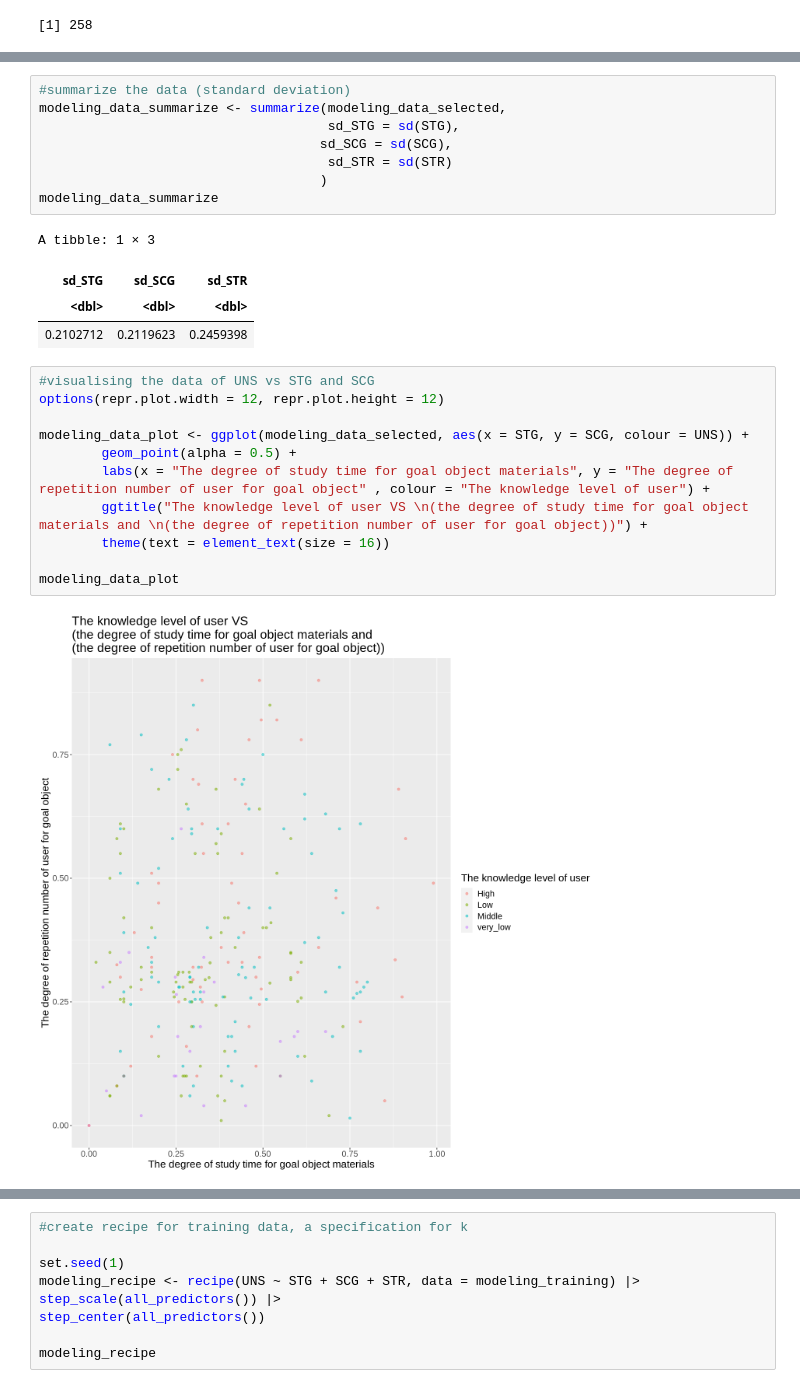
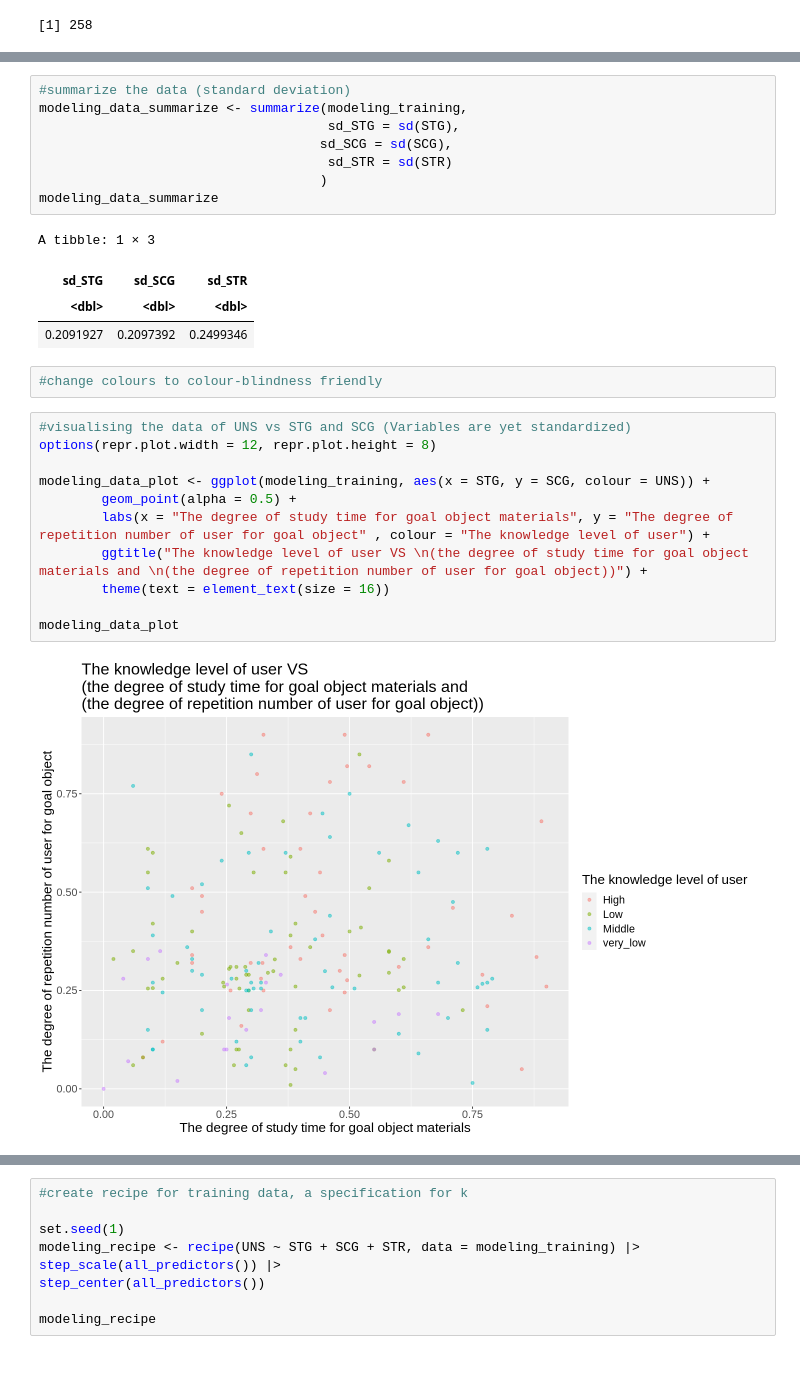
Before and after one commit to Anson-Chan-HK/DSCI-100-2023S1-4-PROJECT, a Jupyter notebook: proposal_project.ipynb, the cells around one changed output, grey strips where cells are left out. Cells and saved outputs as stored; diff of their text form.

```diff
--- a/proposal_project.ipynb
+++ b/proposal_project.ipynb
@@ -89,6 +141,6 @@ A tibble: 1 × 6
 # %%
 #summarize the data (standard deviation)
-modeling_data_summarize <- summarize(modeling_data_selected,
+modeling_data_summarize <- summarize(modeling_training,
                                      sd_STG = sd(STG),
                                     sd_SCG = sd(SCG),
                                      sd_STR = sd(STR)
@@ -98,18 +150,20 @@ modeling_data_summarize
 A tibble: 1 × 3
 | sd_STG | sd_SCG | sd_STR |
 | <dbl> | <dbl> | <dbl> |
-| 0.2102712 | 0.2119623 | 0.2459398 |
+| 0.2091927 | 0.2097392 | 0.2499346 |
+# %%
+#change colours to colour-blindness friendly
 # %%
-#visualising the data of UNS vs STG and SCG
-options(repr.plot.width = 12, repr.plot.height = 12)
+#visualising the data of UNS vs STG and SCG (Variables are yet standardized)
+options(repr.plot.width = 12, repr.plot.height = 8)
 
-modeling_data_plot <- ggplot(modeling_data_selected, aes(x = STG, y = SCG, colour = UNS)) +
+modeling_data_plot <- ggplot(modeling_training, aes(x = STG, y = SCG, colour = UNS)) +
         geom_point(alpha = 0.5) +
         labs(x = "The degree of study time for goal object materials", y = "The degree of repetition number of user for goal object" , colour = "The knowledge level of user") +
         ggtitle("The knowledge level of user VS \n(the degree of study time for goal object materials and \n(the degree of repetition number of user for goal object))") +
         theme(text = element_text(size = 16))
 
 modeling_data_plot
 # %% [output]
-[figure, old version]
+[figure, new version]
 # %%
```
Also changed, not shown: parts of 13 cells of this notebook.
